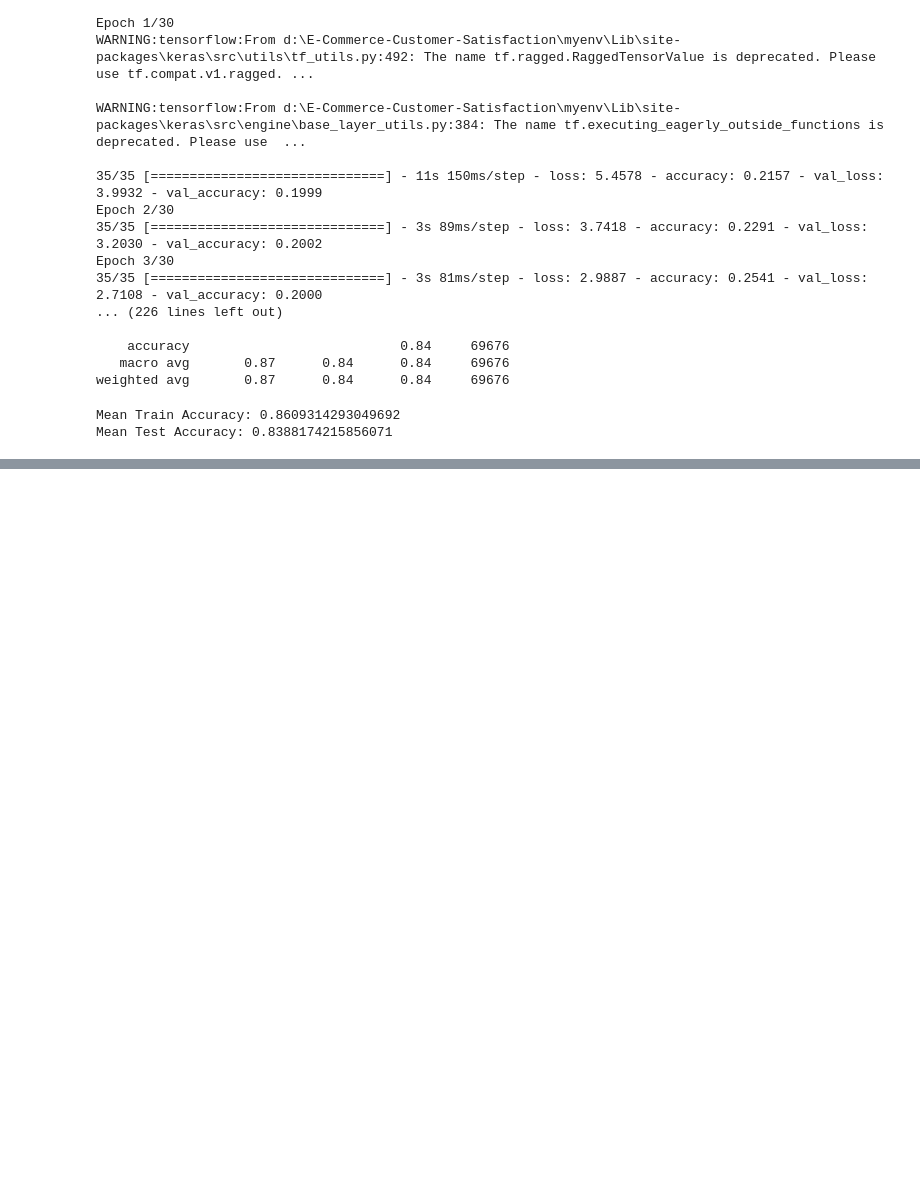
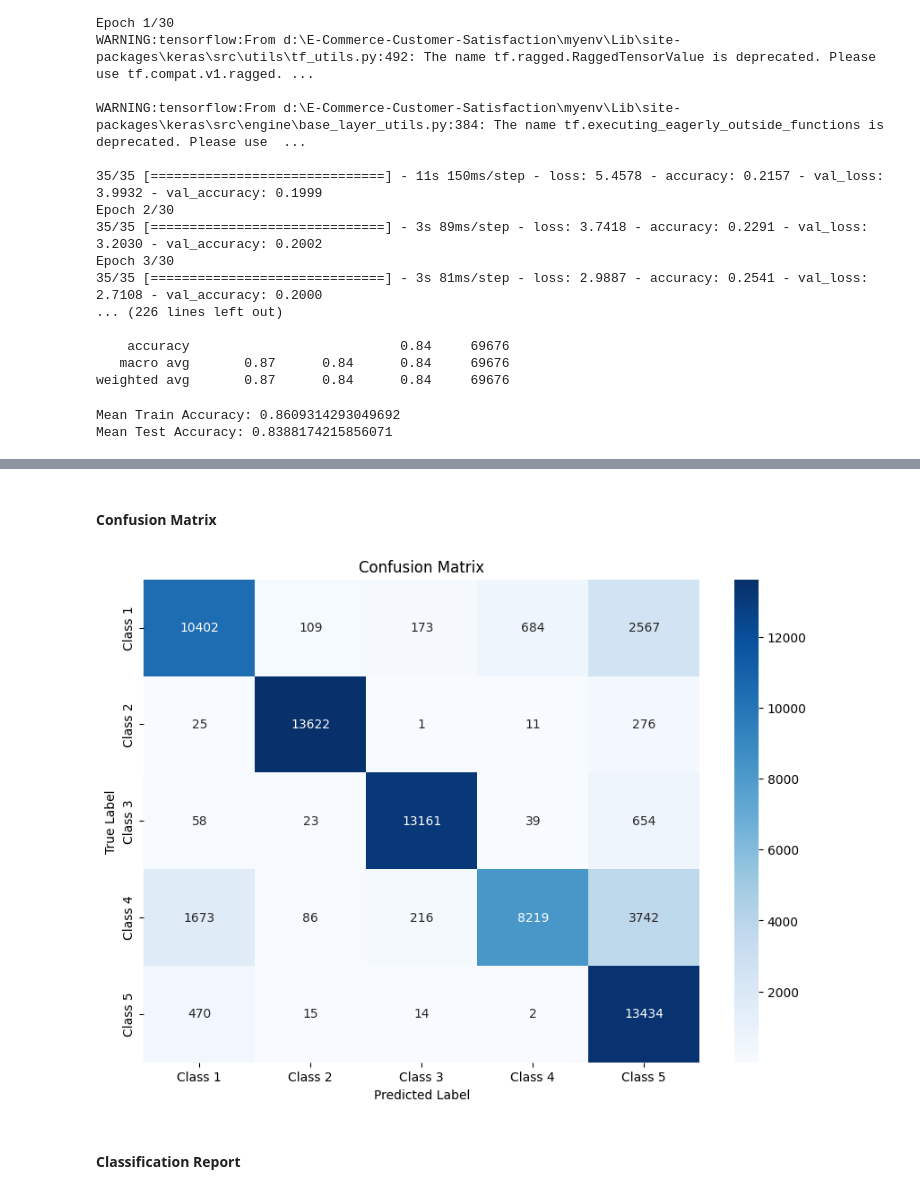
Before and after one commit to Roony0708/DeepCSAT-E-Commerce-Customer-Satisfaction, a Jupyter notebook: ECOM_CSAT_model.ipynb, the cells around one changed output, grey strips where cells are left out. Drawn from its saved outputs; the diff is of its cells as text; code cells hidden in the pictures; blank space fills up the shorter version.

```diff
--- a/ECOM_CSAT_model.ipynb
+++ b/ECOM_CSAT_model.ipynb
@@ -2340,0 +2369,19 @@ Mean Test Accuracy: 0.8388174215856071
+# %% [markdown]
+#### **Confusion Matrix**
+# %%
+def plot_confusion_matrix(y_test, y_pred_classes, class_names):
+    cm = confusion_matrix(np.argmax(y_test, axis=1), y_pred_classes)
+    plt.figure(figsize=(10, 7))
+    sns.heatmap(cm, annot=True, fmt='d', cmap='Blues', xticklabels=class_names, yticklabels=class_names)
+    plt.xlabel('Predicted Label')
+    plt.ylabel('True Label')
+    plt.title('Confusion Matrix')
+    plt.show()
+
+# Assuming `y_test_classes` and `y_pred_classes` are the true and predicted labels
+class_names = ['Class 1', 'Class 2', 'Class 3','Class 4','Class 5']  # Replace with your actual class names
+plot_confusion_matrix(y_test_fold, y_pred_classes, class_names)
+# %% [output]
+[figure, added]
+# %% [markdown]
+#### **Classification Report**
```
Also changed, not shown: parts of 10 cells of this notebook.
